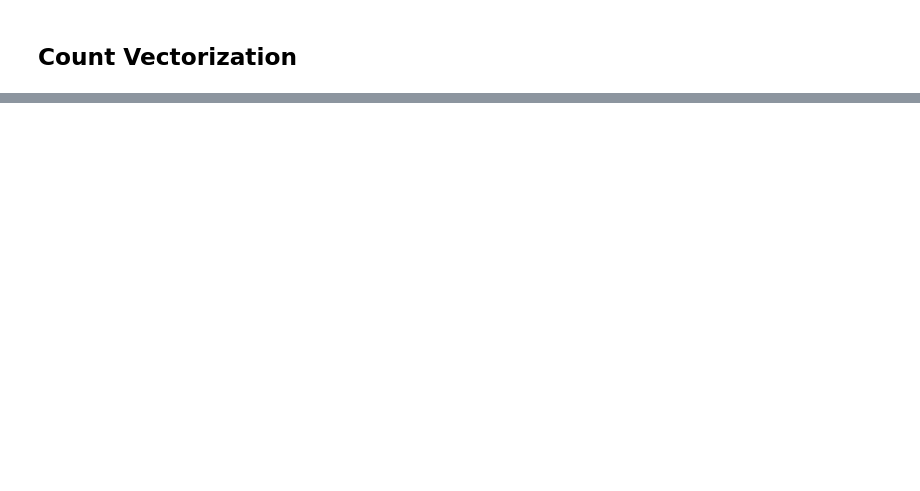
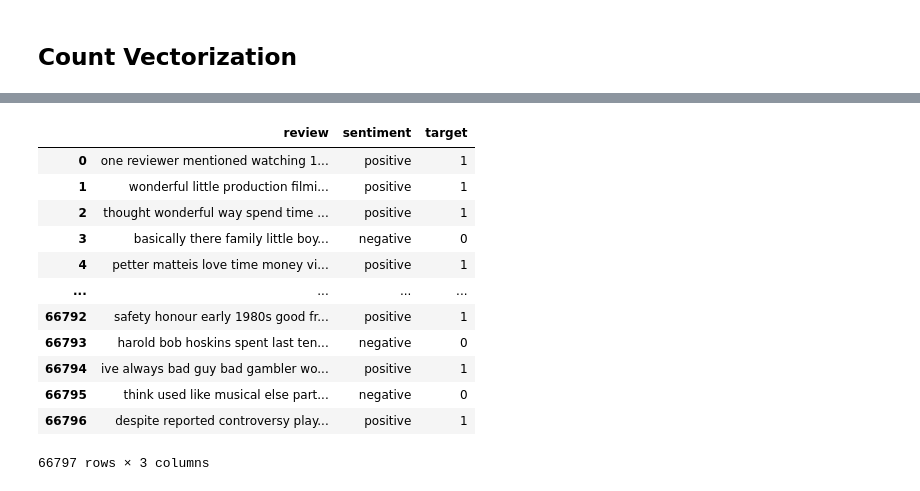
Before and after one commit to Kailash9350/CDAC_PROJECT_DBDA_ML, a Jupyter notebook: Data_cleansing.ipynb, the cells around one changed output, grey strips where cells are left out. Cells and saved outputs as stored; diff of their text form; code cells hidden in the pictures; blank space fills up the shorter version.

```diff
--- a/Data_cleansing.ipynb
+++ b/Data_cleansing.ipynb
@@ -675,0 +881,16 @@ df_evaluation_cv_for_train=pd.DataFrame(models_cv, columns=['name','accuracy','p
+# %%
+df
+# %% [output]
+|  | review | sentiment | target |
+| 0 | one reviewer mentioned watching 1... | positive | 1 |
+| 1 | wonderful little production filmi... | positive | 1 |
+| 2 | thought wonderful way spend time ... | positive | 1 |
+| 3 | basically there family little boy... | negative | 0 |
+| 4 | petter matteis love time money vi... | positive | 1 |
+| ... | ... | ... | ... |
+| 66792 | safety honour early 1980s good fr... | positive | 1 |
+| 66793 | harold bob hoskins spent last ten... | negative | 0 |
+| 66794 | ive always bad guy bad gambler wo... | positive | 1 |
+| 66795 | think used like musical else part... | negative | 0 |
+| 66796 | despite reported controversy play... | positive | 1 |
+66797 rows × 3 columns
```
Also changed, not shown: parts of 13 cells of this notebook, 7 other files.
